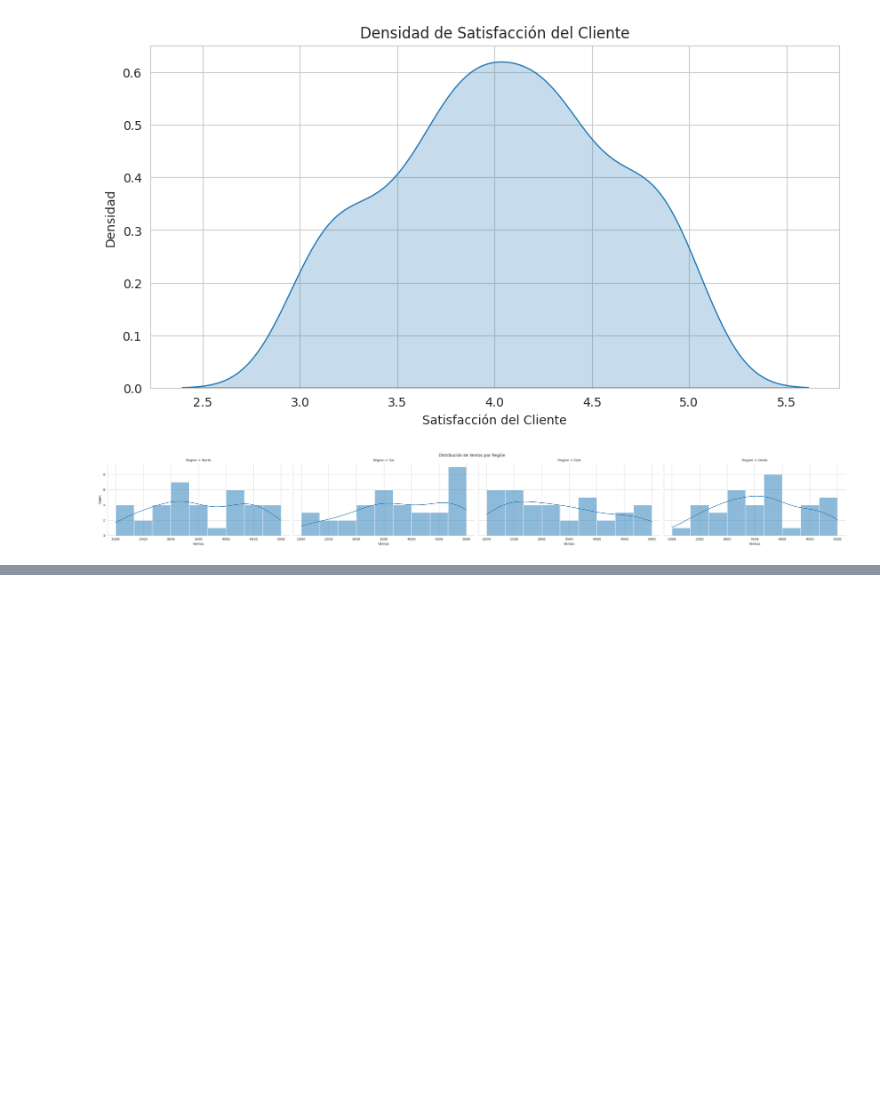
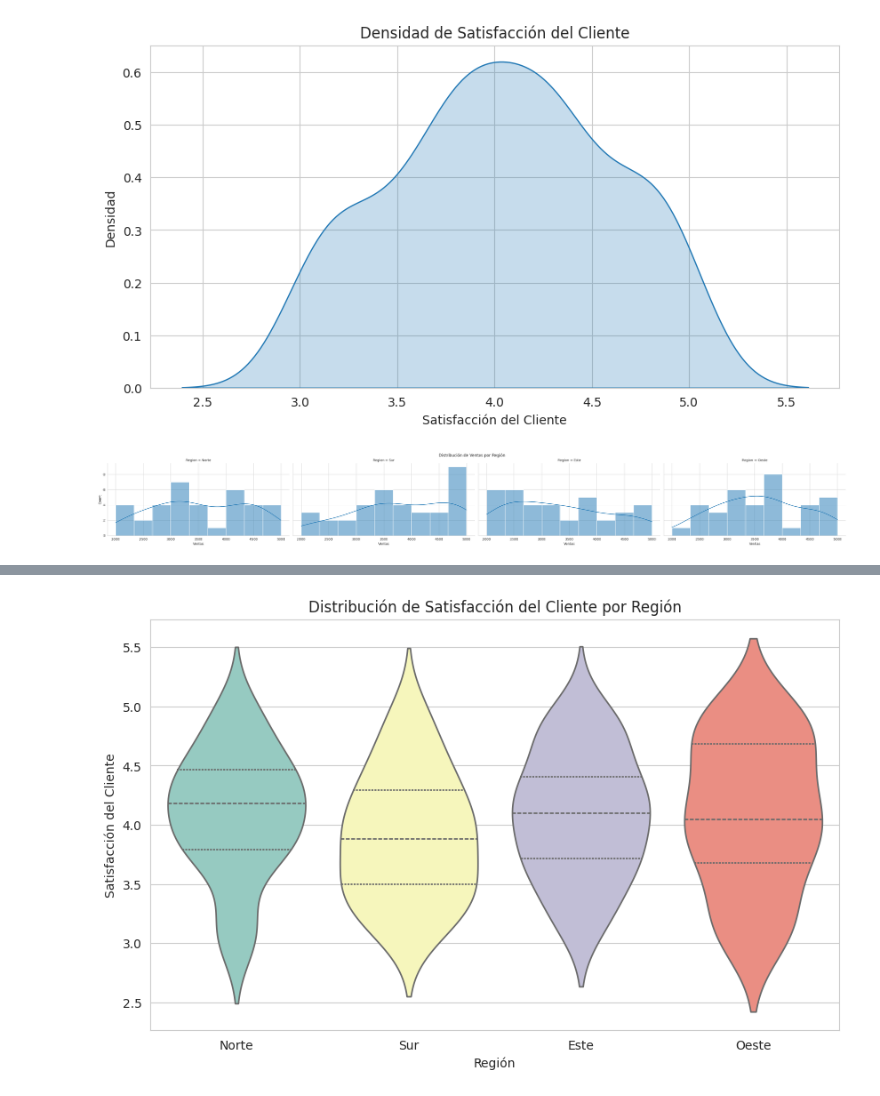
Before and after one commit to brunobobadilla06/Practica---Ciencia-de-Datos-I, a Jupyter notebook: Practica_3.ipynb, the cells around one changed output, grey strips where cells are left out. Cells and saved outputs as stored; diff of their text form; code cells hidden in the pictures; blank space fills up the shorter version.

```diff
--- a/Practica_3.ipynb
+++ b/Practica_3.ipynb
@@ -208,0 +238,11 @@ Comparan una variable numérica a través de diferentes categorías.
+# %%
+# Violinplot distribucion de satisfaccion del cliente por region
+plt.figure(figsize=(10, 6))
+sns.violinplot(data=df, x='Region', y='Satisfaccion_Cliente', palette='Set3', inner='quartile')
+plt.title('Distribución de Satisfacción del Cliente por Región')
+plt.xlabel('Región')
+plt.ylabel('Satisfacción del Cliente')
+plt.show()
+#
+# %% [output]
+[figure, added]
```
Also changed, not shown: parts of 4 cells of this notebook.
